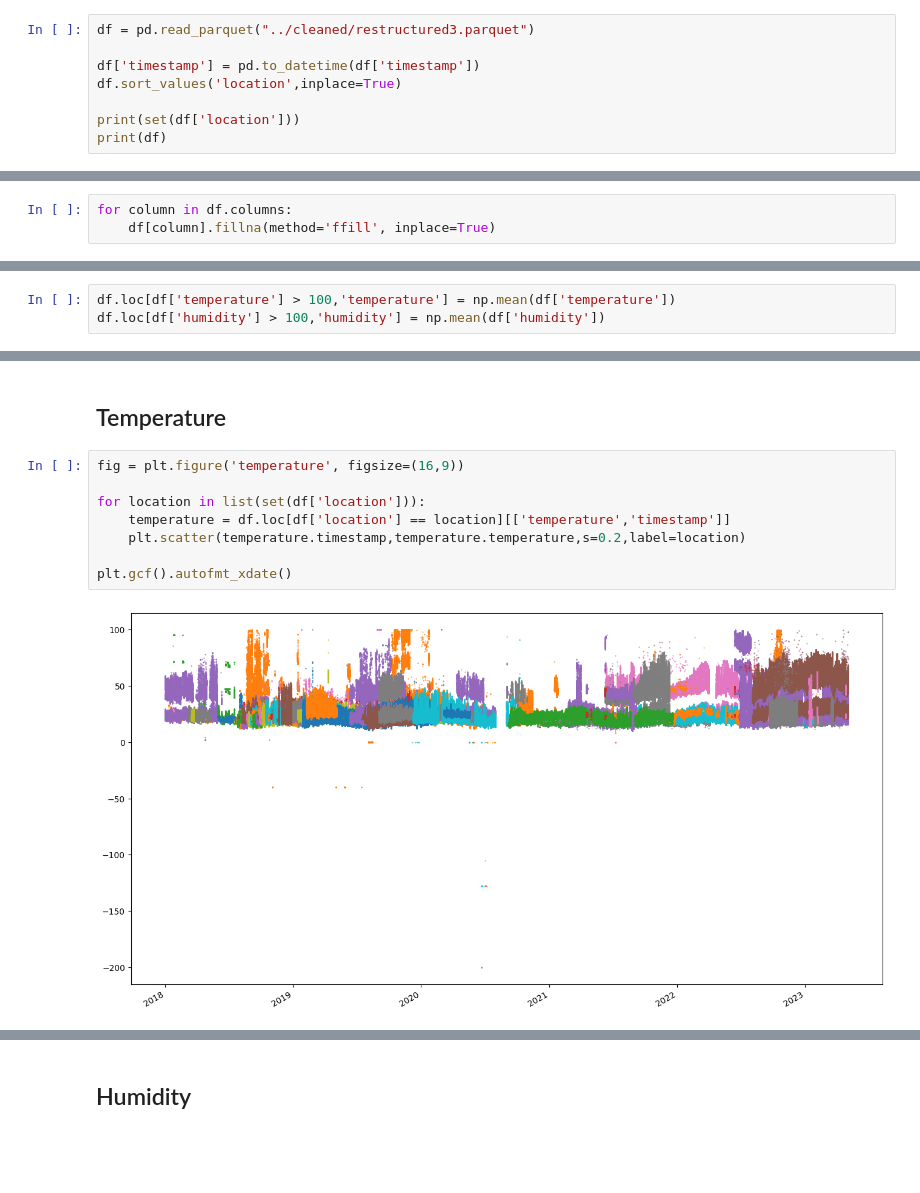
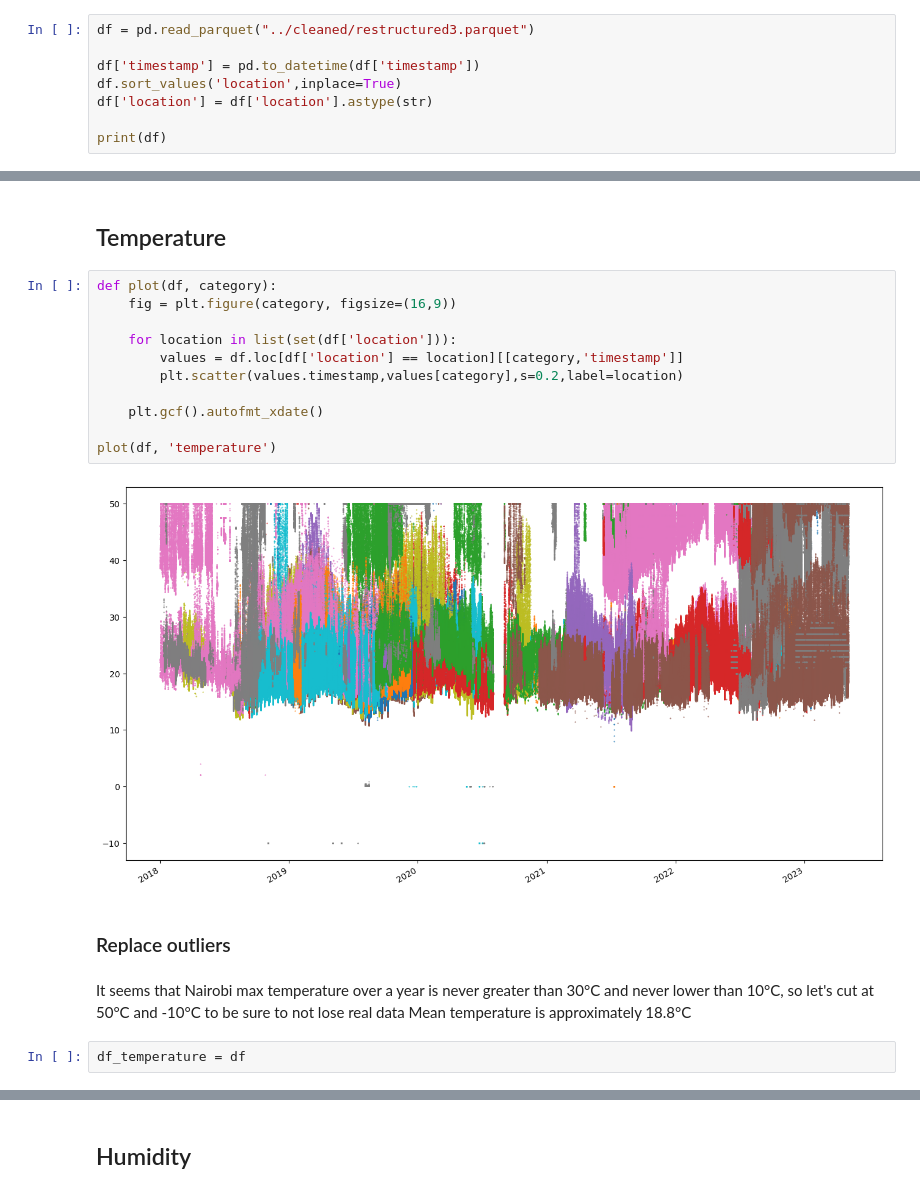
Before and after one commit to mart1bb/air_quality_africa, a Jupyter notebook: code/Analysis2.ipynb, the cells around one changed output, grey strips where cells are left out. Saved outputs shown, nothing was run; the diff lists cells and outputs as text; blank space fills up the shorter version.

```diff
--- a/code/Analysis2.ipynb
+++ b/code/Analysis2.ipynb
@@ -13,7 +13,7 @@ df = pd.read_parquet("../cleaned/restructured3.parquet")
 
 df['timestamp'] = pd.to_datetime(df['timestamp'])
 df.sort_values('location',inplace=True)
+df['location'] = df['location'].astype(str)
 
-print(set(df['location']))
 print(df)
 # %% [output]
@@ -39,3 +36,0 @@ print(df)
-# %%
-for column in df.columns:
-    df[column].fillna(method='ffill', inplace=True)
@@ -44,17 +37,24 @@ for column in df.columns:
-# %%
-df.loc[df['temperature'] > 100,'temperature'] = np.mean(df['temperature'])
-df.loc[df['humidity'] > 100,'humidity'] = np.mean(df['humidity'])
 # %% [markdown]
 # Plotting
 # %% [markdown]
 ## Temperature
 # %%
-fig = plt.figure('temperature', figsize=(16,9))
+def plot(df, category):
+    fig = plt.figure(category, figsize=(16,9))
 
-for location in list(set(df['location'])):
-    temperature = df.loc[df['location'] == location][['temperature','timestamp']]
-    plt.scatter(temperature.timestamp,temperature.temperature,s=0.2,label=location)
+    for location in list(set(df['location'])):
+        values = df.loc[df['location'] == location][[category,'timestamp']]
+        plt.scatter(values.timestamp,values[category],s=0.2,label=location)
 
-plt.gcf().autofmt_xdate()
+    plt.gcf().autofmt_xdate()
+
+plot(df, 'temperature')
 # %% [output]
-[figure, old version]
+[figure, new version]
+# %% [markdown]
+### Replace outliers
+# %% [markdown]
+It seems that Nairobi max temperature over a year is never greater than 30°C and never lower than 10°C, so let's cut at 50°C and -10°C to be sure to not lose real data
+Mean temperature is approximately 18.8°C
+# %%
+df_temperature = df
```
Also changed, not shown: parts of 12 cells of this notebook, 1 other file.
